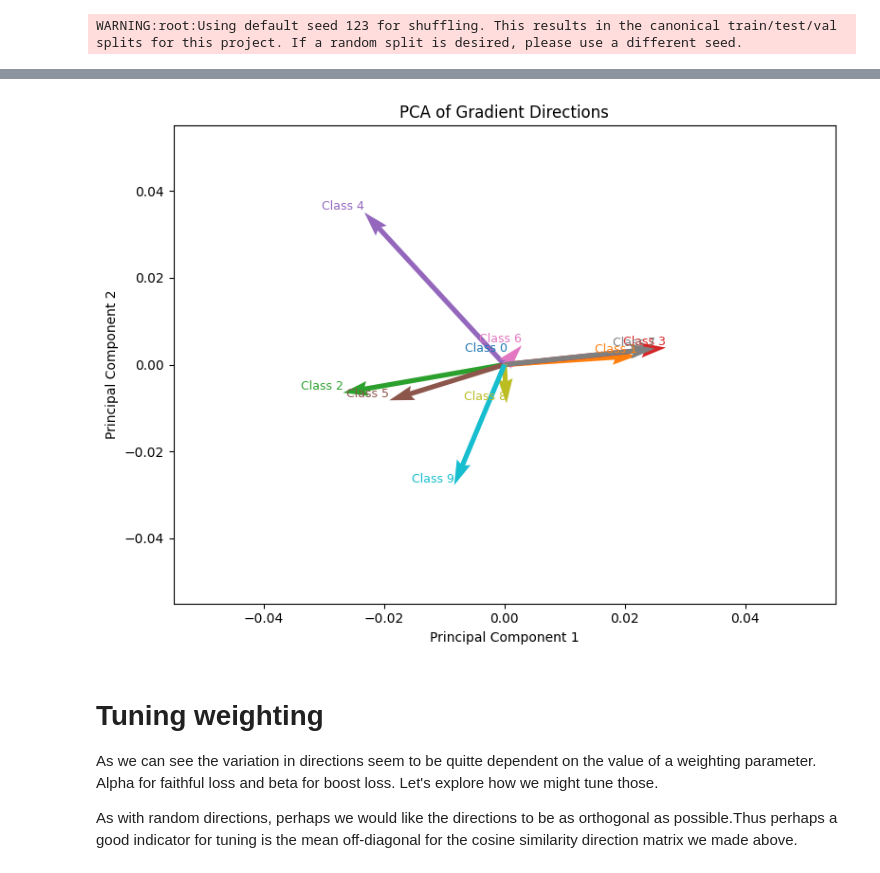
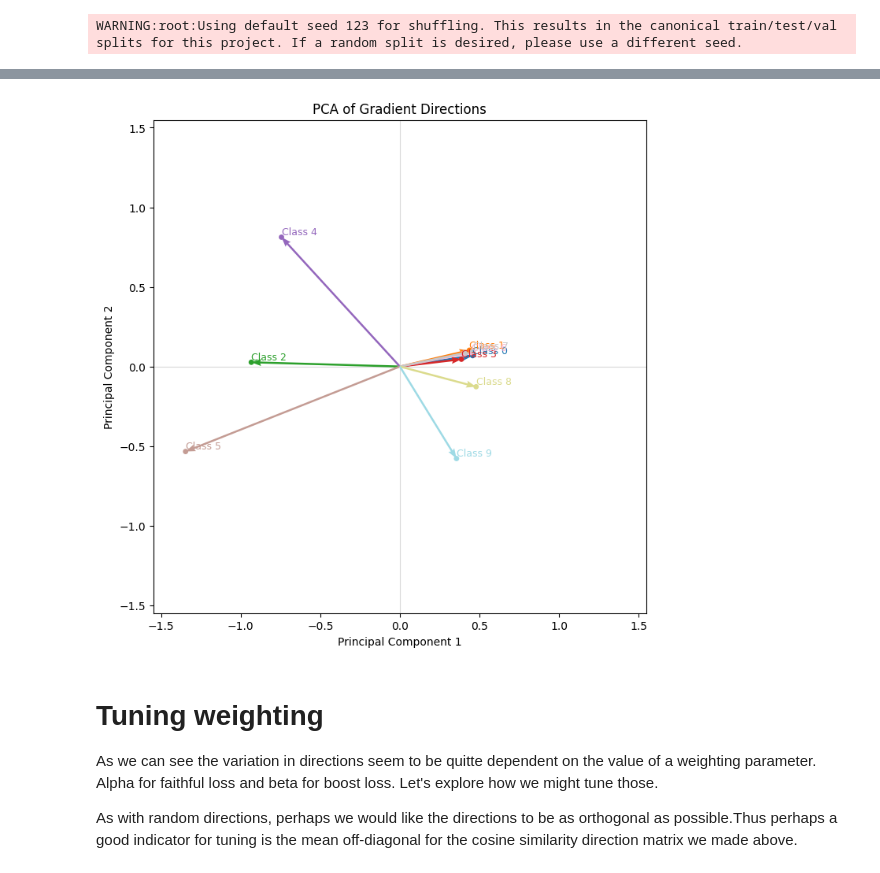
Before and after one commit to SimonIlic/WeightSpaceClassifier, a Jupyter notebook: notebooks/unlearning_directions.ipynb, the cells around one changed output, grey strips where cells are left out. Cells and saved outputs as stored; diff of their text form; code cells hidden in the pictures.

```diff
--- a/notebooks/unlearning_directions.ipynb
+++ b/notebooks/unlearning_directions.ipynb
@@ -48,6 +48,6 @@ Test R2  = 0.918721
 # %%
 # pick a random network to play around with
-MODEL_IDX = -800
+MODEL_IDX = -516
 model_weights = weights_val[MODEL_IDX]
 model_weights_tensor = th.tensor(model_weights, dtype=th.float32, requires_grad=True).unsqueeze(0)
 model_weights_tensor.retain_grad()
@@ -83,7 +83,7 @@ def simple_loss_fn(pred, target_class):
     """ A simple loss that encourages unlearning of a specific class."""
     return pred[target_class]
 
-def boost_loss_fn(pred, target_class, beta=0.24):
+def boost_loss_fn(pred, target_class, beta=0.2):
     """ Encourages unlearning of a specific class, whilst boosting accuracy on other classes."""
     mask = -th.ones_like(pred) * beta
     mask[target_class] = 1
@@ -132,7 +132,8 @@ plt.show()
 from sklearn.decomposition import PCA
 
 # Normalize directions
-#directions = [direction / np.linalg.norm(direction) for direction in directions]
+# Normalize directions
+directions = [direction / np.linalg.norm(direction) for direction in directions]
 
 # Perform PCA on the normalized directions
 pca = PCA(n_components=2)
@@ -140,16 +141,13 @@ directions_pca = pca.fit_transform(np.array(directions))
 
 # Plot the 2D PCA
 fig, ax = plt.subplots(figsize=(8, 6))
-scatter = ax.scatter(directions_pca[:, 0], directions_pca[:, 1], c=range(len(directions)), cmap='viridis', s=100)
+scatter = ax.scatter(directions_pca[:, 0], directions_pca[:, 1], c=range(len(directions_pca)), cmap='tab10', s=100)
 
 # Add labels and title
 ax.set_title("2D PCA of Gradient Directions")
 ax.set_xlabel("Principal Component 1")
 ax.set_ylabel("Principal Component 2")
-
-# Add a colorbar
-cbar = plt.colorbar(scatter, ax=ax)
-cbar.set_label("Target Class")
+ax.legend(handles=scatter.legend_elements()[0], labels=[f"Class {i}" for i in range(len(directions_pca))])
 
 plt.tight_layout()
 plt.show()
@@ -158,30 +156,53 @@ plt.show()
 # %%
-# Plot the 2D PCA as a vector plot
-fig, ax = plt.subplots(figsize=(8, 6))
+import numpy as np
+import matplotlib.pyplot as plt
 
-# Origin points for the vectors
-origin = np.zeros((2, len(directions_pca)))
+# directions_pca: (N, 2)
+N = directions_pca.shape[0]
 
-# Define colors for each arrow
-colors = plt.cm.tab10(range(len(directions_pca)))
+# Use a larger palette than tab10 if needed
+cmap = plt.cm.get_cmap("tab20", max(3, min(20, N)))
+colors = cmap(np.arange(N))
 
-# Plot the vectors with colors
-quiver = ax.quiver(origin[0], origin[1], directions_pca[:, 0], directions_pca[:, 1],
-                   angles='xy', scale_units='xy', scale=1, color=colors)
+# Make layout robust
+fig, ax = plt.subplots(figsize=(7, 7), constrained_layout=True)
 
-# Add labels near the arrows
+# Quiver from the origin
+O = np.zeros(N)
+ax.quiver(
+    O, O,
+    directions_pca[:, 0], directions_pca[:, 1],
+    angles="xy", scale_units="xy", scale=1,
+    color=colors, width=0.004, headwidth=3.5, headlength=5, zorder=2
+)
+
+# Optional: mark arrow tips for visibility
+ax.scatter(directions_pca[:, 0], directions_pca[:, 1], s=15, color=colors, zorder=3)
+
+# Labels at tips (don't let them expand autoscale)
 for i, (x, y) in enumerate(directions_pca):
-    ax.text(x, y, f"Class {i}", fontsize=9, color=colors[i], ha='right', va='bottom')
+    ax.text(x, y, f"Class {i}", fontsize=9, color=colors[i],
+            ha="left", va="bottom", clip_on=False)
 
-# Add labels and title
+# Axes lines for reference
+ax.axhline(0, color="0.85", lw=0.8, zorder=0)
+ax.axvline(0, color="0.85", lw=0.8, zorder=0)
+
+# Keep equal scaling and add padding so nothing hugs the frame
+m = float(np.max(np.abs(directions_pca))) if N else 1.0
+pad = 0.15 * m if m > 0 else 1.0
+ax.set_xlim(-m - pad, m + pad)
+ax.set_ylim(-m - pad, m + pad)
+ax.set_aspect("equal", adjustable="box")
+
+# Titles/labels
 ax.set_title("PCA of Gradient Directions")
 ax.set_xlabel("Principal Component 1")
 ax.set_ylabel("Principal Component 2")
 
-plt.tight_layout()
 plt.show()
 # %% [output]
-[figure, old version]
+[figure, new version]
 # %% [markdown]
 # Tuning weighting
 As we can see the variation in directions seem to be quitte dependent on the value of a weighting parameter. Alpha for faithful loss and beta for boost loss. Let's explore how we might tune those.
```
Also changed, not shown: parts of 9 cells of this notebook.
